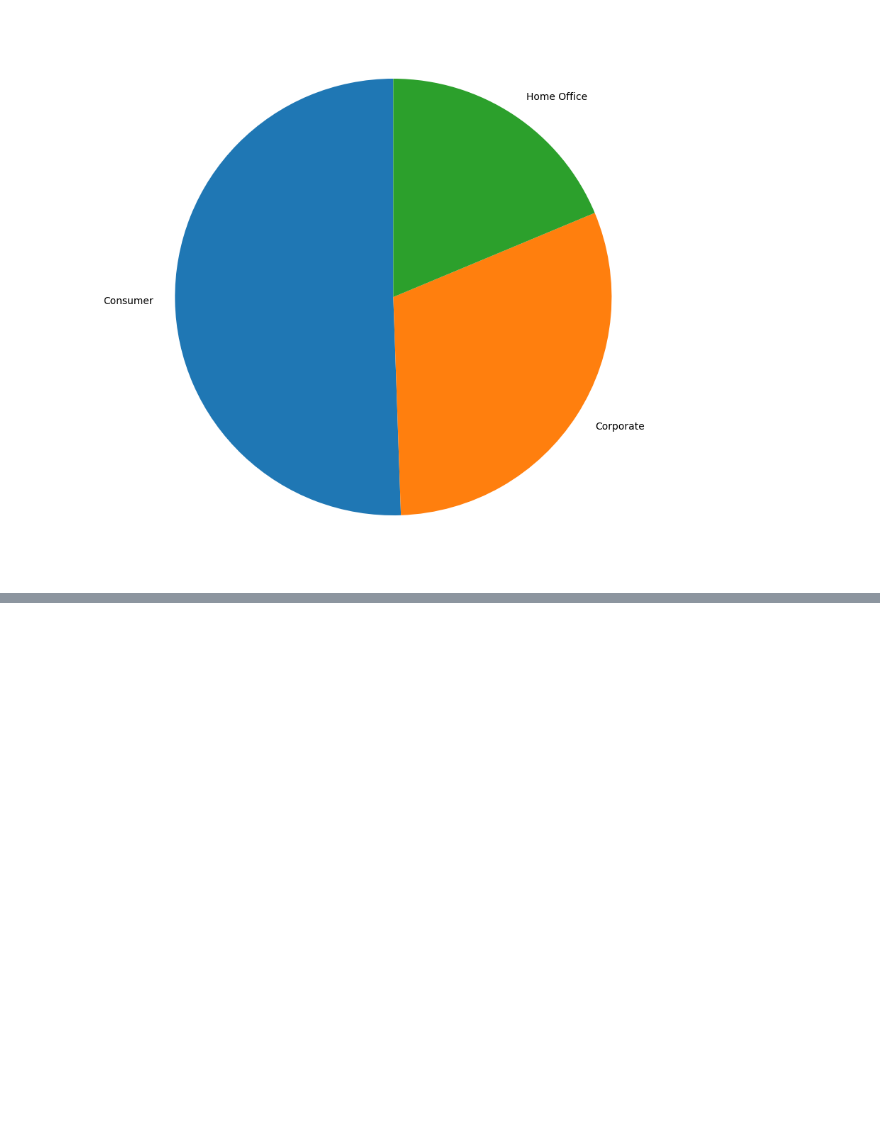
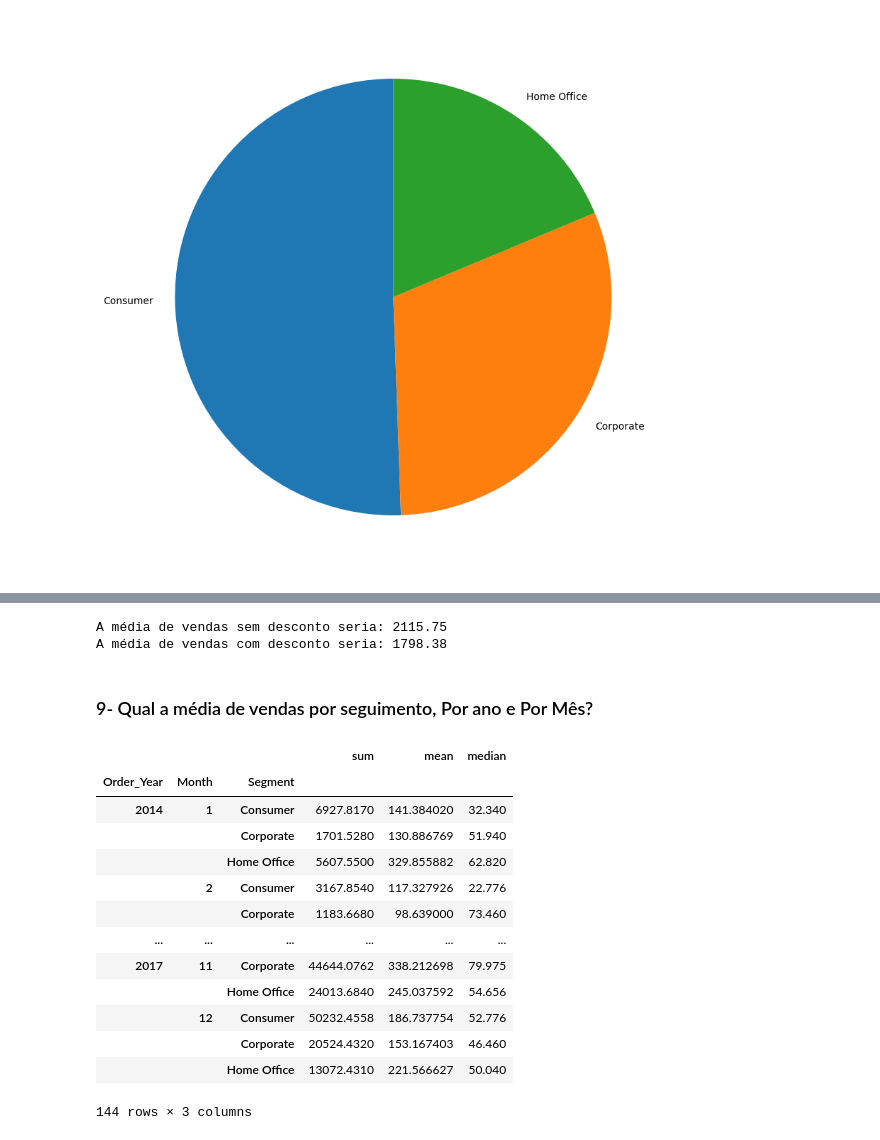
Before and after one commit to michelprosite/Analise-Exploratoria-Superstore-Sales, a Jupyter notebook: Analise_Exploratória_Superstore_Sales.ipynb, the cells around one changed output, grey strips where cells are left out. Saved outputs shown, nothing was run; the diff lists cells and outputs as text; code cells hidden in the pictures; blank space fills up the shorter version.

```diff
--- a/Analise_Exploratória_Superstore_Sales.ipynb
+++ b/Analise_Exploratória_Superstore_Sales.ipynb
@@ -209,0 +275,30 @@ plt.show()
+# %%
+# Média de valor de vendas
+media_vendas = df_15['Sales'].mean()
+media_desc = df_15['Venda_Com_Desconto'].mean()
+print(f'A média de vendas sem desconto seria: {media_vendas:.2f}')
+print(f'A média de vendas com desconto seria: {media_desc:.2f}')
+# %% [output]
+A média de vendas sem desconto seria: 2115.75
+A média de vendas com desconto seria: 1798.38
+# %% [markdown]
+### 9- Qual a média de vendas por seguimento, Por ano e Por Mês?
+# %%
+df['Month'] = df['Order Date'].dt.month
+df_media = df.groupby(['Order_Year', 'Month', 'Segment'])['Sales'].agg([np.sum, np.mean, np.median])
+df_media
+# %% [output]
+|  |  |  | sum | mean | median |
+| Order_Year | Month | Segment |  |  |  |
+| 2014 | 1 | Consumer | 6927.8170 | 141.384020 | 32.340 |
+|  |  | Corporate | 1701.5280 | 130.886769 | 51.940 |
+|  |  | Home Office | 5607.5500 | 329.855882 | 62.820 |
+|  | 2 | Consumer | 3167.8540 | 117.327926 | 22.776 |
+|  |  | Corporate | 1183.6680 | 98.639000 | 73.460 |
+| ... | ... | ... | ... | ... | ... |
+| 2017 | 11 | Corporate | 44644.0762 | 338.212698 | 79.975 |
+|  |  | Home Office | 24013.6840 | 245.037592 | 54.656 |
+|  | 12 | Consumer | 50232.4558 | 186.737754 | 52.776 |
+|  |  | Corporate | 20524.4320 | 153.167403 | 46.460 |
+|  |  | Home Office | 13072.4310 | 221.566627 | 50.040 |
+144 rows × 3 columns
```
Also changed, not shown: parts of 12 cells of this notebook.
